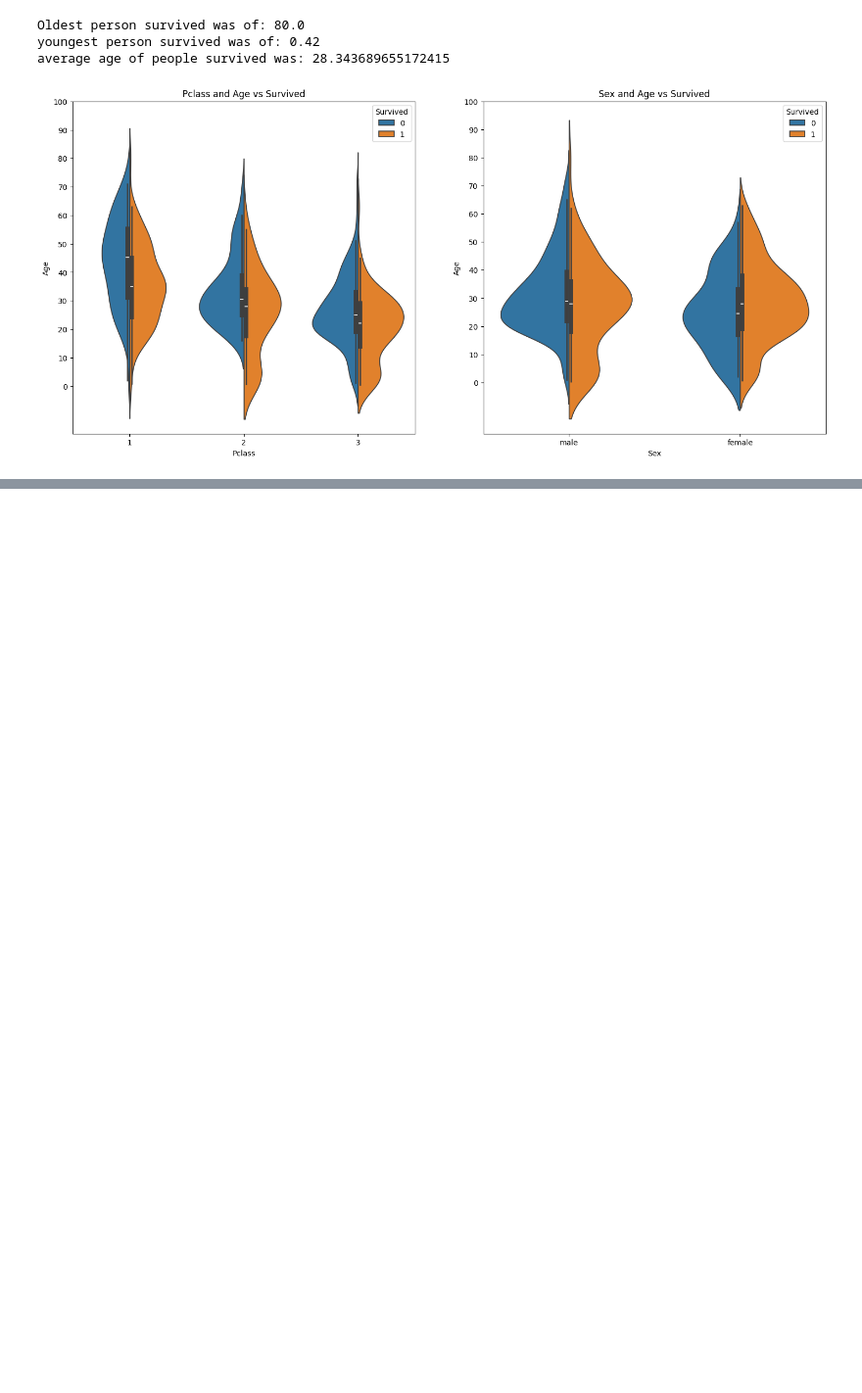
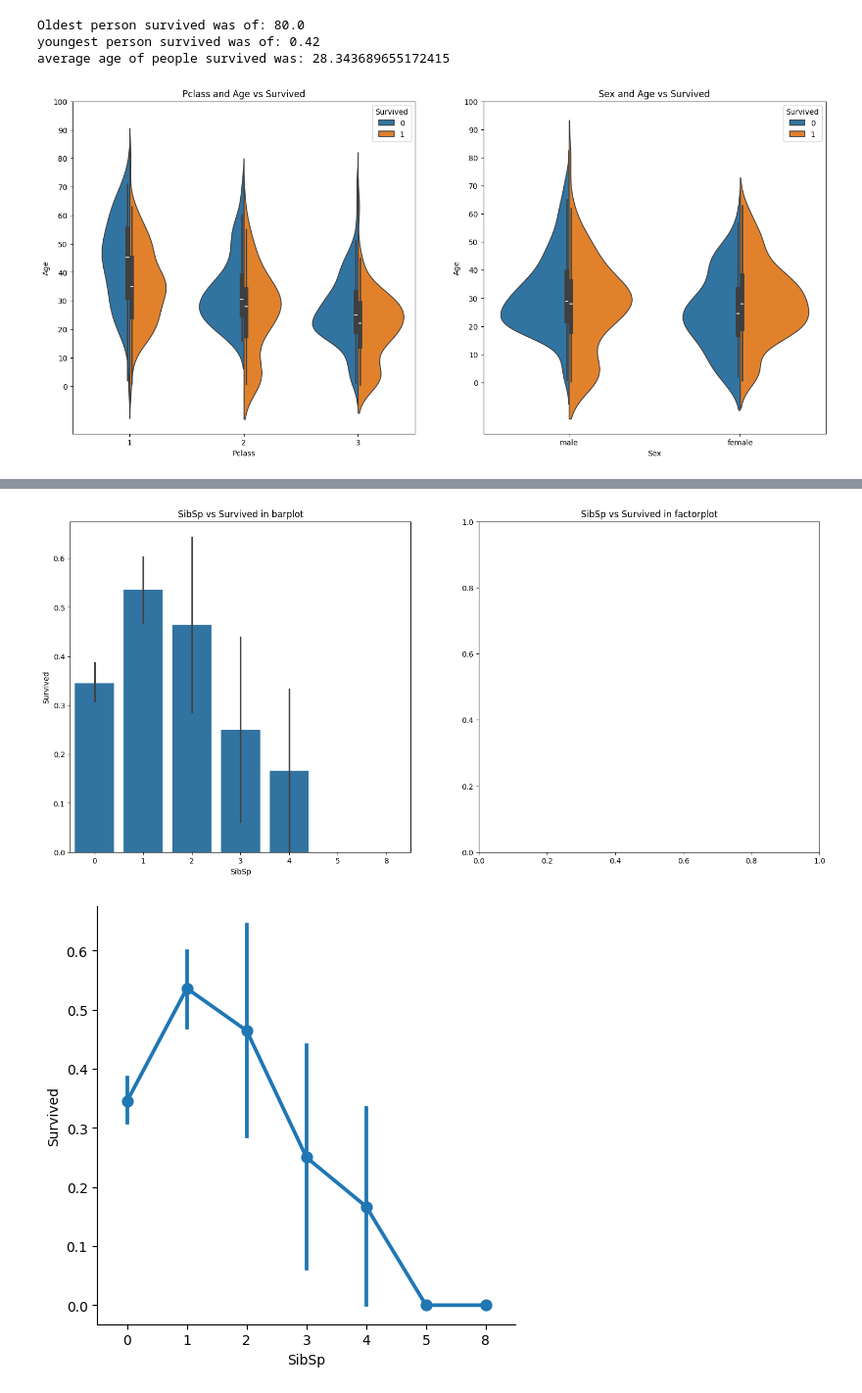
Before and after one commit to Gajendra9444/Data-Science, a Jupyter notebook: titanic.ipynb, the cells around one changed output, grey strips where cells are left out. Shown at 98% size. Drawn from its saved outputs; the diff is of its cells as text; code cells hidden in the pictures; blank space fills up the shorter version.

```diff
--- a/titanic.ipynb
+++ b/titanic.ipynb
@@ -143,0 +252,10 @@ plt.show()
+# %%
+f, ax = plt.subplots(1,2,figsize=(18, 8))
+sns.barplot(x='SibSp', y='Survived',data=train_data,ax=ax[0])
+ax[0].set_title('SibSp vs Survived in barplot')
+sns.catplot(x='SibSp', y='Survived',data=train_data, kind='point', ax=ax[1])
+ax[1].set_title('SibSp vs Survived in factorplot')
+plt.show()
+# %% [output]
+[figure, added]
+[figure, added]
```
Also changed, not shown: parts of 14 cells of this notebook.
